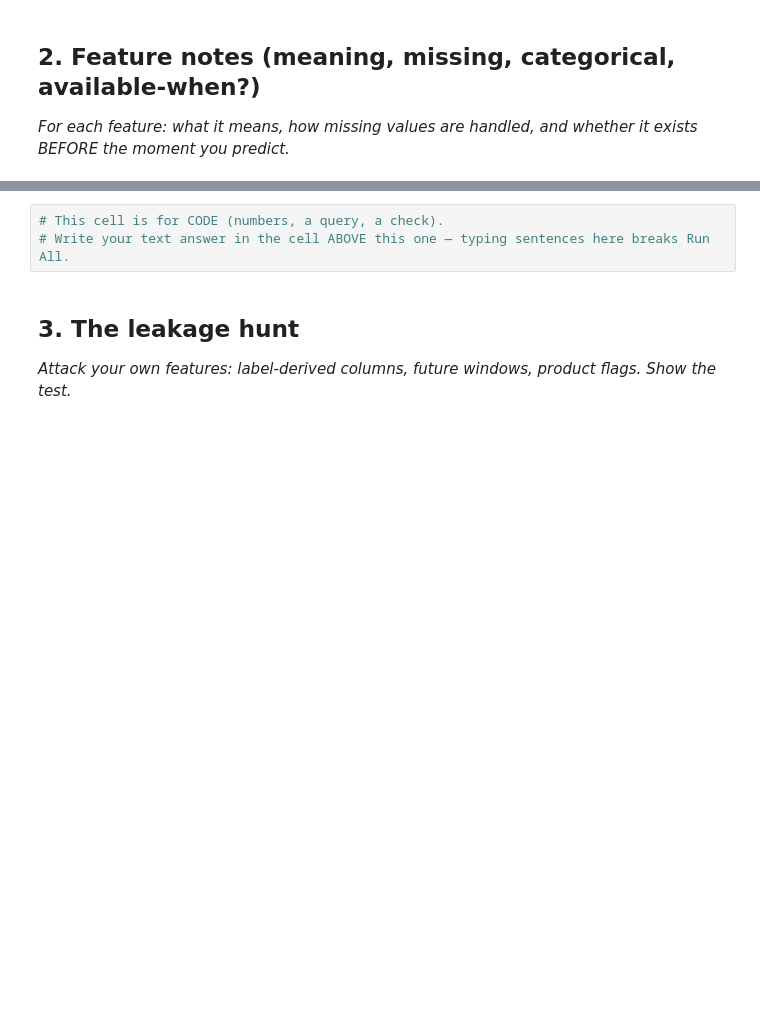
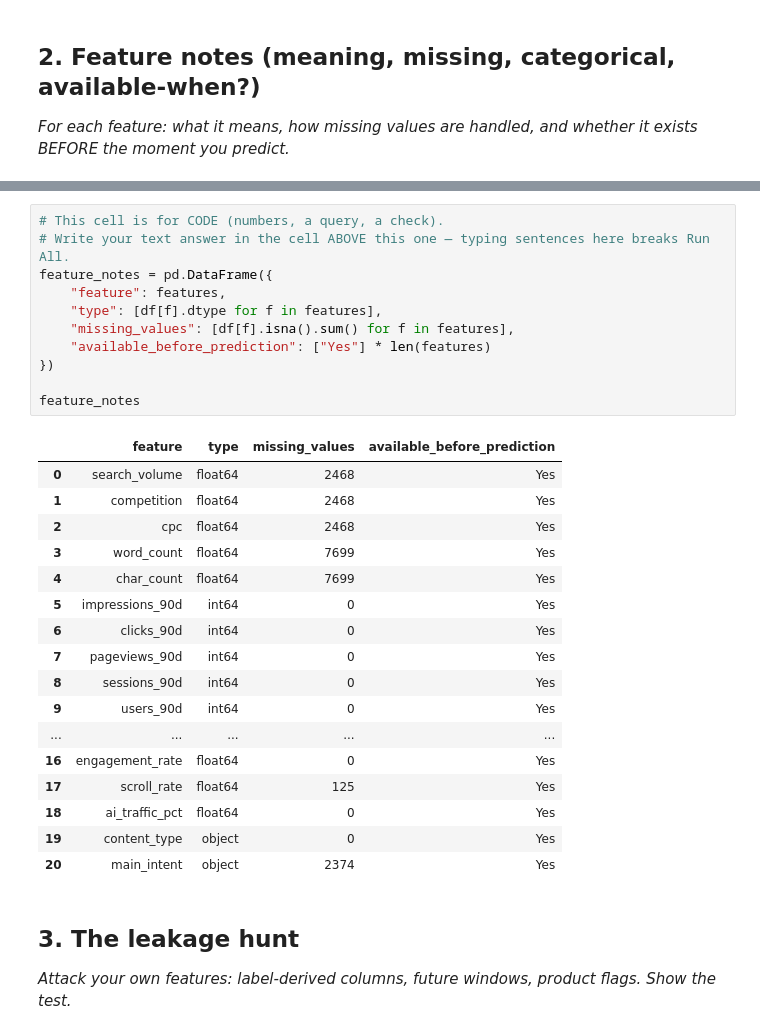
Before and after one commit to 24f2001824/ml-flyrank, a Jupyter notebook: work/notebooks/w03_feature_leakage_check.ipynb, the cells around one changed output, grey strips where cells are left out. Saved outputs shown, nothing was run; the diff lists cells and outputs as text; blank space fills up the shorter version.

```diff
--- a/work/notebooks/w03_feature_leakage_check.ipynb
+++ b/work/notebooks/w03_feature_leakage_check.ipynb
@@ -20,6 +112,32 @@ This skeleton is yours to fill. Work the sections **in order** — each one has
 # %%
 # This cell is for CODE (numbers, a query, a check).
 # Write your text answer in the cell ABOVE this one — typing sentences here breaks Run All.
+feature_notes = pd.DataFrame({
+    "feature": features,
+    "type": [df[f].dtype for f in features],
+    "missing_values": [df[f].isna().sum() for f in features],
+    "available_before_prediction": ["Yes"] * len(features)
+})
+
+feature_notes
+# %% [output]
+|  | feature | type | missing_values | available_before_prediction |
+| 0 | search_volume | float64 | 2468 | Yes |
+| 1 | competition | float64 | 2468 | Yes |
+| 2 | cpc | float64 | 2468 | Yes |
+| 3 | word_count | float64 | 7699 | Yes |
+| 4 | char_count | float64 | 7699 | Yes |
+| 5 | impressions_90d | int64 | 0 | Yes |
+| 6 | clicks_90d | int64 | 0 | Yes |
+| 7 | pageviews_90d | int64 | 0 | Yes |
+| 8 | sessions_90d | int64 | 0 | Yes |
+| 9 | users_90d | int64 | 0 | Yes |
+| ... | ... | ... | ... | ... |
+| 16 | engagement_rate | float64 | 0 | Yes |
+| 17 | scroll_rate | float64 | 125 | Yes |
+| 18 | ai_traffic_pct | float64 | 0 | Yes |
+| 19 | content_type | object | 0 | Yes |
+| 20 | main_intent | object | 2374 | Yes |
 # %% [markdown]
 ## 3. The leakage hunt
 
```
Also changed, not shown: parts of 8 cells of this notebook.
